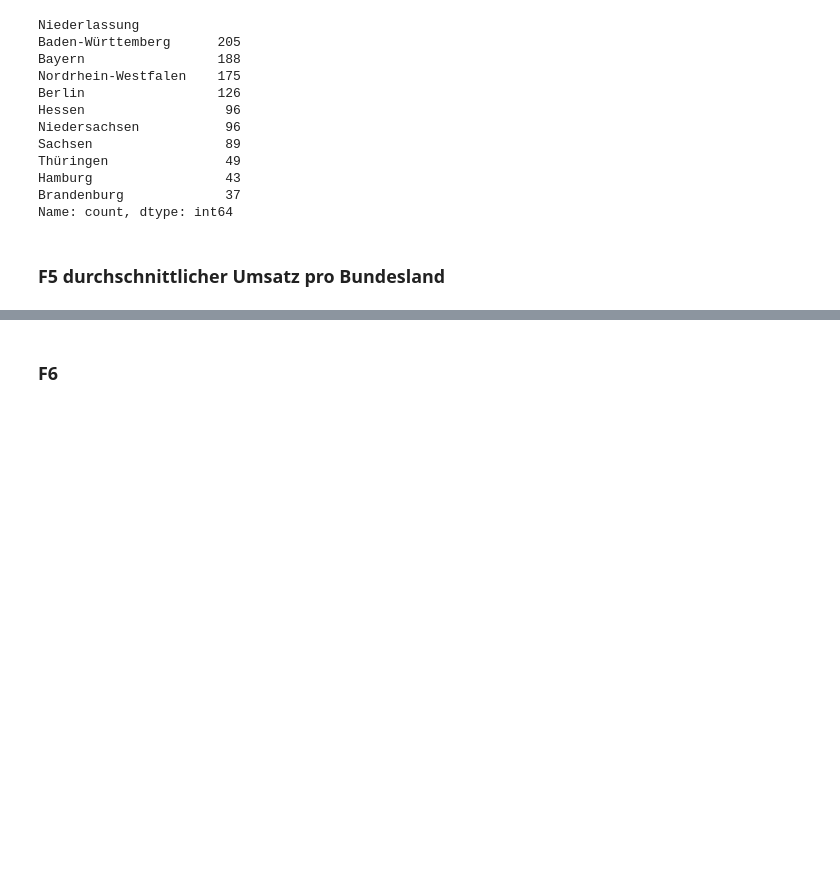
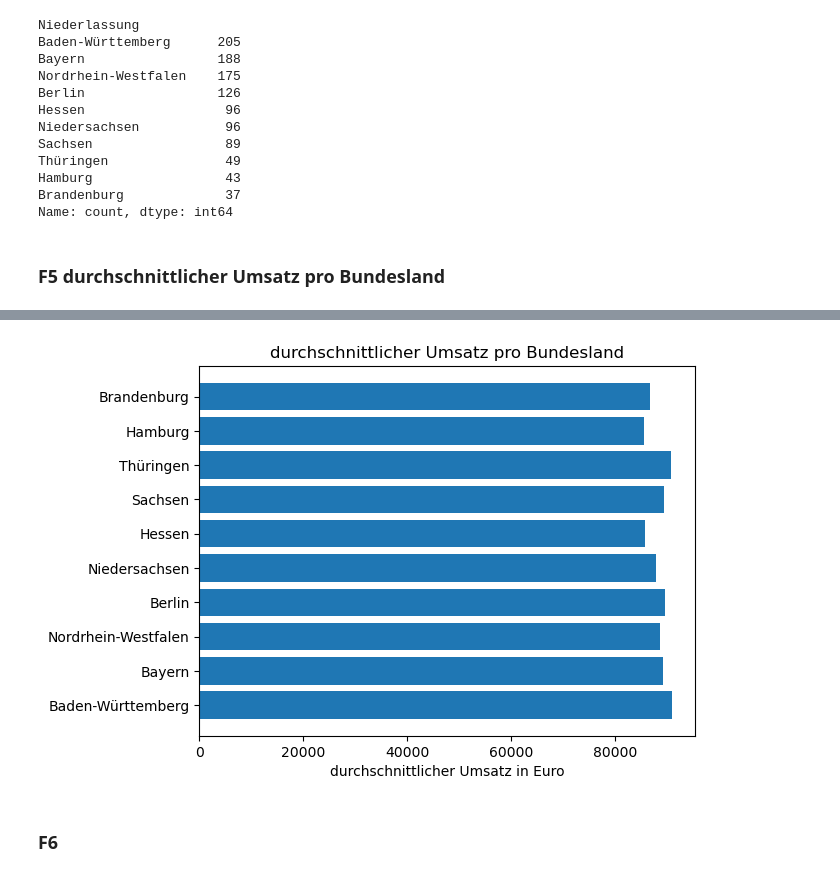
Before and after one commit to EWERLIA/final_projectSS24_Group7, a Jupyter notebook: presentation.ipynb, the cells around one changed output, grey strips where cells are left out. Cells and saved outputs as stored; diff of their text form; code cells hidden in the pictures; blank space fills up the shorter version.

```diff
--- a/presentation.ipynb
+++ b/presentation.ipynb
@@ -104,0 +93,4 @@ Index: []
+# %%
+geschlecht_modus = df_kunden['Geschlecht'].mode()[0]
+df_kunden['Geschlecht'] = df_kunden['Geschlecht'].fillna(geschlecht_modus)
+df_kunden.isnull().sum()
@@ -122,8 +139,8 @@ df_kunden.loc[:, 'Alter':'Zeit'].apply(zscore)
 Q1 = df_kunden['Einkommen'].quantile(0.25)
 Q3 = df_kunden['Einkommen'].quantile(0.75)
 IQR = Q3 - Q1
-filter = (df_kunden['Einkommen'] >= Q1 - 1.5 * IQR) & (df_kunden['Einkommen'] <= Q3 + 1.5 * IQR)
-mask = df_kunden['Einkommen'].isin(filter)
-train = df_kunden[mask]
-train
+untere_grenze  = Q1 - 1.5 * IQR
+obere_grenze = Q3 + 1.5 * IQR
+df_kunden['Ausreißer'] = (df_kunden['Einkommen'] < untere_grenze) | (df_kunden['Einkommen'] > obere_grenze)
+df_kunden['Ausreißer']
 # %% [output]
@@ -217,9 +252,3 @@ Brandenburg             37
 Name: count, dtype: int64
 # %% [markdown]
 ### F5 durchschnittlicher Umsatz pro Bundesland
-# %%
-bundesländer = ["Baden-Württemberg", "Bayern", "Nordrhein-Westfalen", "Berlin", "Niedersachsen", "Hessen", "Sachsen", "Thüringen", "Hamburg", "Brandenburg"]
-
-for i in bundesländer:
-    mean_rev_bl = f" {i}: {df_final.loc[df_final.Niederlassung == i, 'Preis'].mean().round(2)}"
-    print(mean_rev_bl)
@@ -236,0 +255,11 @@ for i in bundesländer:
+# %%
+bundesländer = pd.Series(["Baden-Württemberg", "Bayern", "Nordrhein-Westfalen", "Berlin", "Niedersachsen", "Hessen", "Sachsen", "Thüringen", "Hamburg", "Brandenburg"])
+mean_rev_bl = []
+
+for i in bundesländer:
+    mean_rev_bl.append(f'{df_final.loc[df_final.Niederlassung == i, "Preis"].mean().round(2)}€')
+
+mean_rev_bl_pd = pd.Series(mean_rev_bl)
+df_mean_rev_bl = pd.concat([mean_rev_bl_pd], axis = 1).set_index(bundesländer)
+df_mean_rev_bl.columns = ['durchschnittlicher Umsatz']
+df_mean_rev_bl
@@ -237,3 +278,16 @@ for i in bundesländer:
+# %%
+bundesländer = ["Baden-Württemberg", "Bayern", "Nordrhein-Westfalen", "Berlin", "Niedersachsen", "Hessen", "Sachsen", "Thüringen", "Hamburg", "Brandenburg"]
+mean_rev_bl = []
+
+for i in bundesländer:
+    w = mean_rev_bl.append(df_final.loc[df_final.Niederlassung == i, 'Preis'].mean())
+
+plt.barh(bundesländer, mean_rev_bl)
+plt.title ("durchschnittlicher Umsatz pro Bundesland")
+plt.xlabel('durchschnittlicher Umsatz in Euro')
+plt.show()
+# %% [output]
+[figure, added]
 # %% [markdown]
 ### F6
 # %%
```
Also changed, not shown: parts of 15 cells of this notebook.
